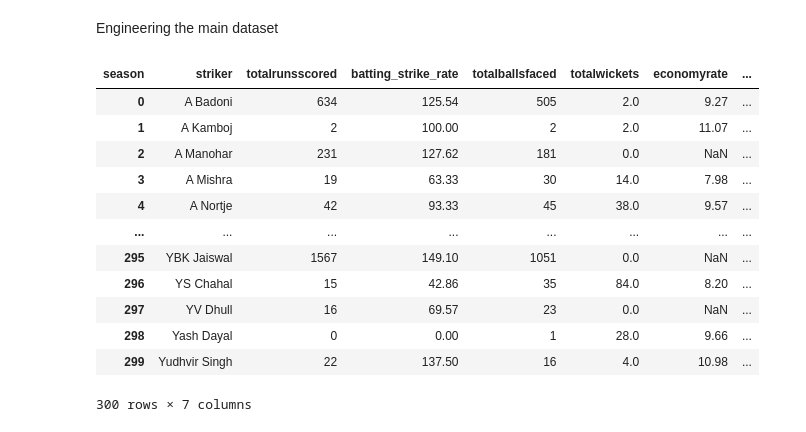
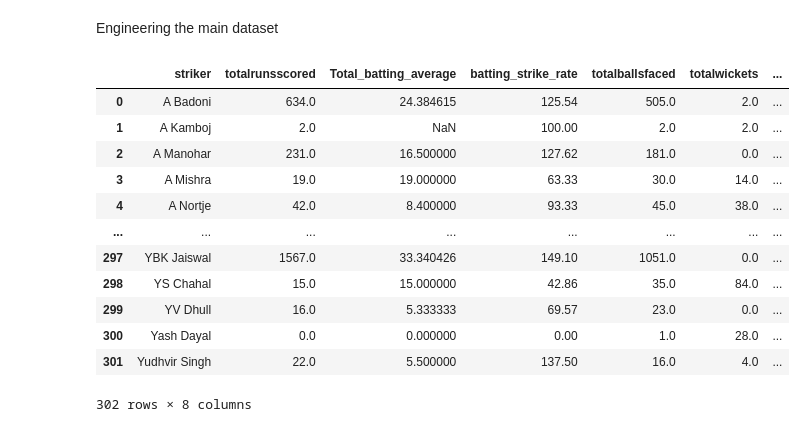
Before and after one commit to NIRANJANGOPALAN/IPL_player_analysis, a Jupyter notebook: 2021_2024_workbook.ipynb, the cells around one changed output. Drawn from its saved outputs; the diff is of its cells as text; code cells hidden in the pictures.

Commit message:
Updated models

```diff
--- a/2021_2024_workbook.ipynb
+++ b/2021_2024_workbook.ipynb
@@ -917,3 +918,11 @@ totalwickets         300
 totalballsbowled     300
 totalrunsgiven       300
 dtype: int64
+# %%
+# Missed to merge dissmissal counts
+# Merge the two DataFrames
+
+merged_dismissal = pd.merge(complete_data, rs, on='striker', how='outer')
+
+# Display the merged DataFrame
+print(merged_dismissal)
@@ -919,0 +947,6 @@ dtype: int64
+# %%
+# calculate the batting average
+
+# Batting Average = Total Runs / Number of Dismissals
+
+merged_dismissal['Total_batting_average'] = merged_dismissal['total_runs_scored'] / merged_dismissal['Dismissal_Count']
@@ -920,30 +987,32 @@ dtype: int64
 # %%
-complete_data.to_csv("Complete data_2021_to_2024.csv")
+complete_data_of_players = merged_dismissal
+
+complete_data_of_players.to_csv("Complete data_of_players.csv")
 # %%
 # Calculate the batting averaage
 # Batting Average = Total Runs / Number of Dismissals
 # %% [markdown]
 Engineering the main dataset
 # %%
-main_data = complete_data
+main_data = complete_data_of_players
 # %%
 main_data['total_runs_scored'] = main_data['runsin2021'] + main_data['runsin2022'] + main_data['runsin2023'] + main_data['runsin2024']
 # %%
-model_data = main_data[['striker','totalrunsscored','batting_strike_rate','totalballsfaced','totalwickets','economyrate','oversbowled_clean']]
+model_data = main_data[['striker','totalrunsscored','Total_batting_average','batting_strike_rate','totalballsfaced','totalwickets','economyrate','oversbowled_clean']]
 model_data
 # %% [output]
-| season | striker | totalrunsscored | batting_strike_rate | totalballsfaced | totalwickets | economyrate | ... |
-| 0 | A Badoni | 634 | 125.54 | 505 | 2.0 | 9.27 | ... |
-| 1 | A Kamboj | 2 | 100.00 | 2 | 2.0 | 11.07 | ... |
-| 2 | A Manohar | 231 | 127.62 | 181 | 0.0 | NaN | ... |
-| 3 | A Mishra | 19 | 63.33 | 30 | 14.0 | 7.98 | ... |
-| 4 | A Nortje | 42 | 93.33 | 45 | 38.0 | 9.57 | ... |
+|  | striker | totalrunsscored | Total_batting_average | batting_strike_rate | totalballsfaced | totalwickets | ... |
+| 0 | A Badoni | 634.0 | 24.384615 | 125.54 | 505.0 | 2.0 | ... |
+| 1 | A Kamboj | 2.0 | NaN | 100.00 | 2.0 | 2.0 | ... |
+| 2 | A Manohar | 231.0 | 16.500000 | 127.62 | 181.0 | 0.0 | ... |
+| 3 | A Mishra | 19.0 | 19.000000 | 63.33 | 30.0 | 14.0 | ... |
+| 4 | A Nortje | 42.0 | 8.400000 | 93.33 | 45.0 | 38.0 | ... |
 | ... | ... | ... | ... | ... | ... | ... | ... |
-| 295 | YBK Jaiswal | 1567 | 149.10 | 1051 | 0.0 | NaN | ... |
-| 296 | YS Chahal | 15 | 42.86 | 35 | 84.0 | 8.20 | ... |
-| 297 | YV Dhull | 16 | 69.57 | 23 | 0.0 | NaN | ... |
-| 298 | Yash Dayal | 0 | 0.00 | 1 | 28.0 | 9.66 | ... |
-| 299 | Yudhvir Singh | 22 | 137.50 | 16 | 4.0 | 10.98 | ... |
+| 297 | YBK Jaiswal | 1567.0 | 33.340426 | 149.10 | 1051.0 | 0.0 | ... |
+| 298 | YS Chahal | 15.0 | 15.000000 | 42.86 | 35.0 | 84.0 | ... |
+| 299 | YV Dhull | 16.0 | 5.333333 | 69.57 | 23.0 | 0.0 | ... |
+| 300 | Yash Dayal | 0.0 | 0.000000 | 0.00 | 1.0 | 28.0 | ... |
+| 301 | Yudhvir Singh | 22.0 | 5.500000 | 137.50 | 16.0 | 4.0 | ... |
-300 rows × 7 columns
+302 rows × 8 columns
 # %%
 # model_data.to_csv("data_for_models.csv")
```
Also changed, not shown: parts of 15 cells of this notebook, 12 other files.
